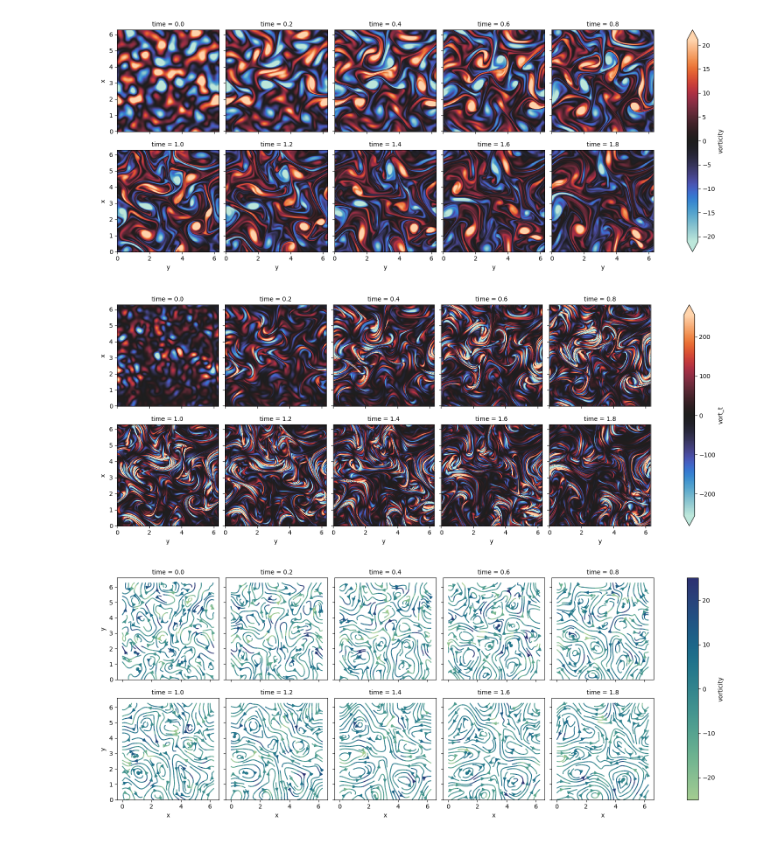
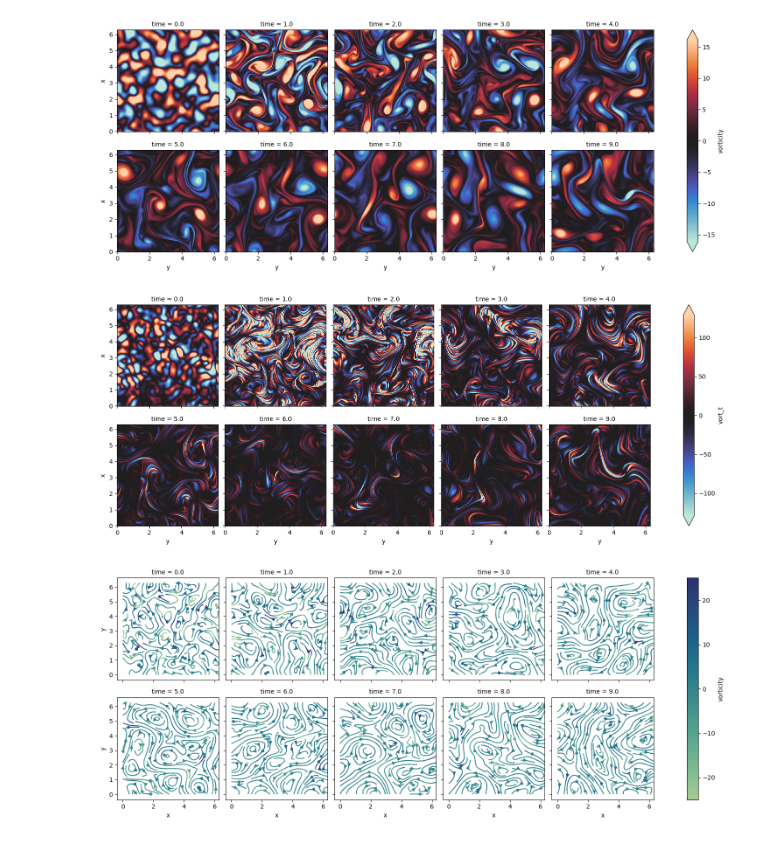
Before and after one commit to scaomath/torch-cfd, a Jupyter notebook: example_Kolmogrov2d_rk4_cn_forced_turbulence.ipynb, the cells around one changed output. Cells and saved outputs as stored; diff of their text form; code cells hidden in the pictures.

```diff
--- a/example_Kolmogrov2d_rk4_cn_forced_turbulence.ipynb
+++ b/example_Kolmogrov2d_rk4_cn_forced_turbulence.ipynb
@@ -20,7 +20,7 @@ device = torch.device('cuda:0' if torch.cuda.is_available() else 'cpu')
 n = 512
 diam = 2 * torch.pi
 dt = 1e-3
-T = 2
+T = 10
 num_steps = int(T / dt)
 num_snapshots = 100
 record_iters = int(num_steps / num_snapshots)
@@ -40,16 +40,20 @@ vort_init = curl_2d(v0).data
 vort_hat = fft.rfft2(vort_init).to(device)
 
 
-ns2d = NavierStokes2D(
+forcing_fn = KolmogorovForcing(grid=grid,
+                                scale=scale,
+                                k=peak_wavenumber)
+
+ns2d = NavierStokes2DSpectral(
     viscosity=1e-3,
     grid=grid,
     drag=0.1,
     smooth=True,
-    forcing_fn=kolmogorov_forcing,
+    forcing_fn=forcing_fn,
     solver=crank_nicolson_rk4
 ).to(device)
 # %%
-result = ns2d.get_trajectory(vort_hat, dt, num_steps,
+result = ns2d.get_trajectory(vort_hat, dt, T,
                  record_every_steps=record_iters,
                  pbar=True
                  )
@@ -57,22 +61,22 @@ vort = fft.irfft2(result['vorticity']).cpu()
 velocity = fft.irfft2(result['velocity']).cpu()
 vort_t = fft.irfft2(result['vort_t']).cpu()
 # %%
-spatial_coord = torch.arange(grid.shape[0]) * 2 * torch.pi / grid.shape[0] # same for x and y
+spatial_coord = torch.arange(n) * 2 * torch.pi / n # same for x and y
 coords = {
   'time': record_iters * dt * torch.arange(num_snapshots),
   'x': spatial_coord,
   'y': spatial_coord,
 }
 
 w_data = xarray.DataArray(
     torch.cat([vort_init[None, ...].cpu(), vort], dim=0)[:-1],
     dims=["time", "x", "y"],
     coords=coords).to_dataset(name='vorticity')
 
 w_data['vorticity'].thin(time=10).plot.imshow(
         col='time', col_wrap=5, cmap=sns.cm.icefire, robust=True);
 # %% [output]
-[figure, old version]
+[figure, new version]
 # %%
 wt_data = xarray.DataArray(
     vort_t,
@@ -81,7 +85,7 @@ wt_data = xarray.DataArray(
 wt_data['vort_t'].thin(time=10).plot.imshow(
         col='time', col_wrap=5, cmap=sns.cm.icefire, robust=True);
 # %% [output]
-[figure, old version]
+[figure, new version]
 # %%
 u_data = xarray.DataArray(
     velocity[:, 0],
@@ -108,4 +112,4 @@ data.thin(time=10).plot.streamplot(
     vmax=25,
 );
 # %% [output]
-[figure, old version]
+[figure, new version]
```
Also changed, not shown: 4 other files.
